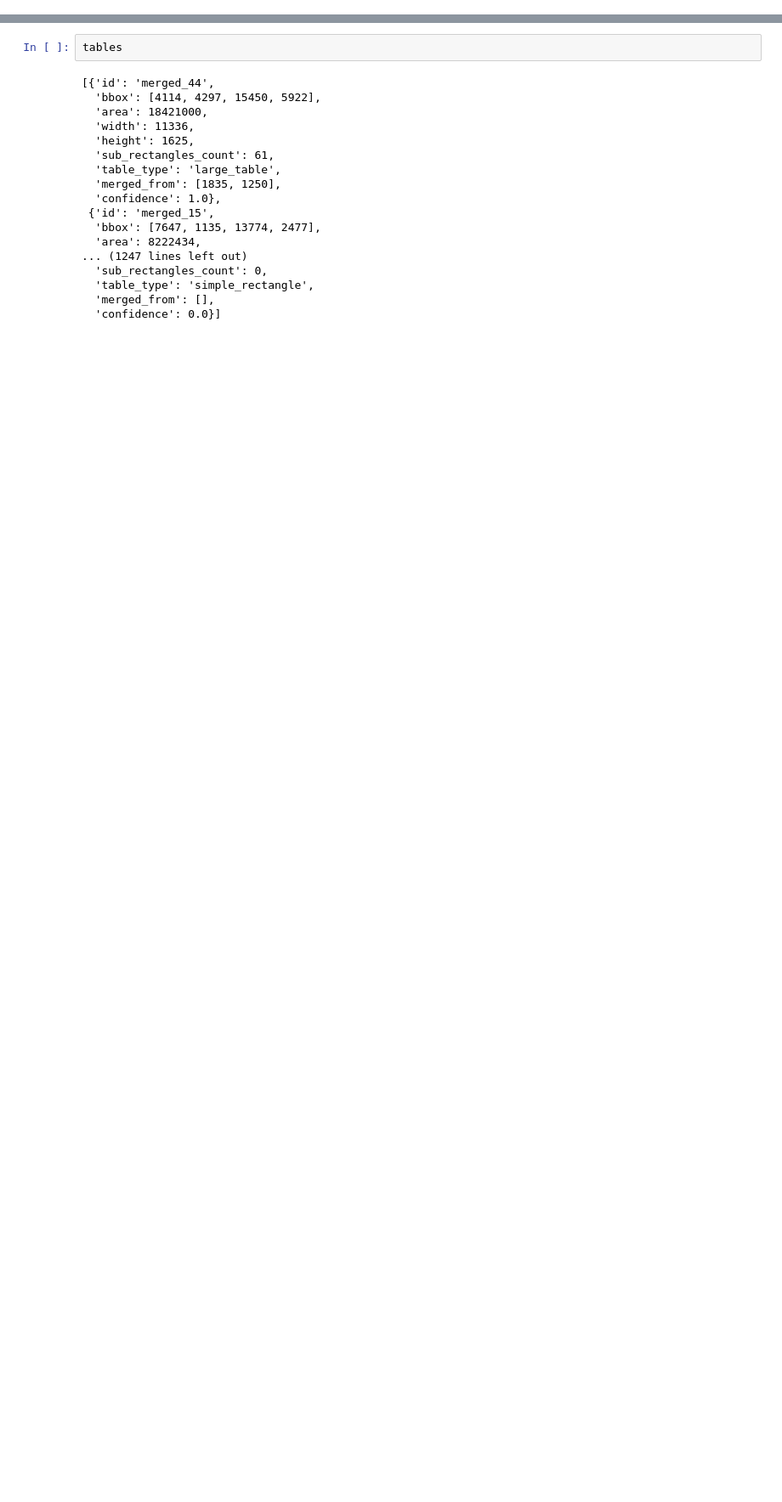
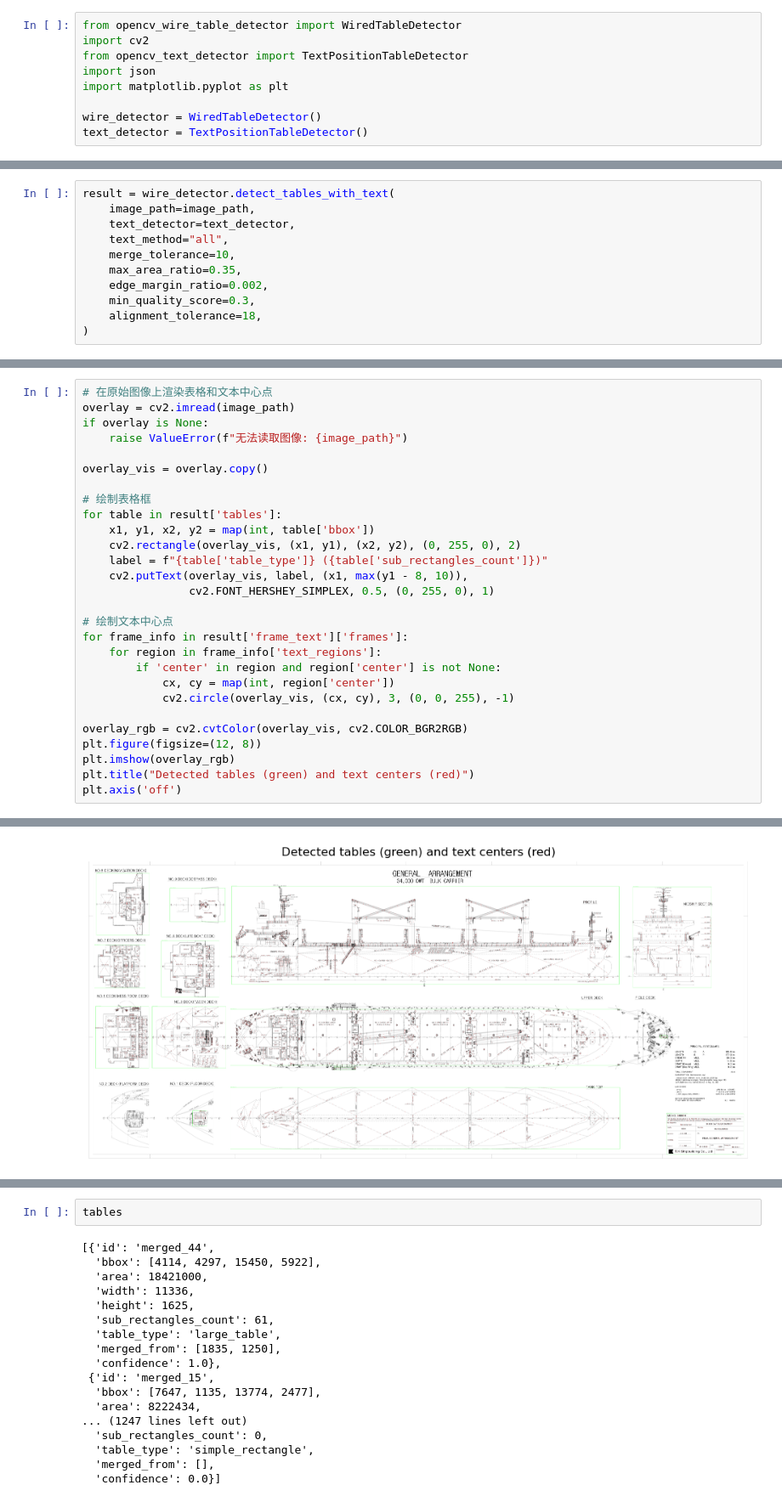
Before and after one commit to YvonneYS-DU/table_detector, a Jupyter notebook: opencv_model/opencv.ipynb, the cells around one changed output, grey strips where cells are left out. Shown at 85% size. Drawn from its saved outputs; the diff is of its cells as text; blank space fills up the shorter version.

```diff
--- a/opencv_model/opencv.ipynb
+++ b/opencv_model/opencv.ipynb
@@ -54,0 +1,9 @@ detector = TableMultiplier()
+# %%
+from opencv_wire_table_detector import WiredTableDetector
+import cv2
+from opencv_text_detector import TextPositionTableDetector
+import json
+import matplotlib.pyplot as plt
+
+wire_detector = WiredTableDetector()
+text_detector = TextPositionTableDetector()
@@ -733,0 +26,11 @@ Filtered out 31 small simple rectangles
+# %%
+result = wire_detector.detect_tables_with_text(
+    image_path=image_path,
+    text_detector=text_detector,
+    text_method="all",
+    merge_tolerance=10,
+    max_area_ratio=0.35,
+    edge_margin_ratio=0.002,
+    min_quality_score=0.3,
+    alignment_tolerance=18,
+)
@@ -733,0 +55,29 @@ Filtered out 31 small simple rectangles
+# %%
+# 在原始图像上渲染表格和文本中心点
+overlay = cv2.imread(image_path)
+if overlay is None:
+    raise ValueError(f"无法读取图像: {image_path}")
+
+overlay_vis = overlay.copy()
+
+# 绘制表格框
+for table in result['tables']:
+    x1, y1, x2, y2 = map(int, table['bbox'])
+    cv2.rectangle(overlay_vis, (x1, y1), (x2, y2), (0, 255, 0), 2)
+    label = f"{table['table_type']} ({table['sub_rectangles_count']})"
+    cv2.putText(overlay_vis, label, (x1, max(y1 - 8, 10)),
+                cv2.FONT_HERSHEY_SIMPLEX, 0.5, (0, 255, 0), 1)
+
+# 绘制文本中心点
+for frame_info in result['frame_text']['frames']:
+    for region in frame_info['text_regions']:
+        if 'center' in region and region['center'] is not None:
+            cx, cy = map(int, region['center'])
+            cv2.circle(overlay_vis, (cx, cy), 3, (0, 0, 255), -1)
+
+overlay_rgb = cv2.cvtColor(overlay_vis, cv2.COLOR_BGR2RGB)
+plt.figure(figsize=(12, 8))
+plt.imshow(overlay_rgb)
+plt.title("Detected tables (green) and text centers (red)")
+plt.axis('off')
+# %% [output]
@@ -733,0 +85 @@ Filtered out 31 small simple rectangles
+[figure, added]
```
Also changed, not shown: parts of 16 cells of this notebook, 7 other files.
